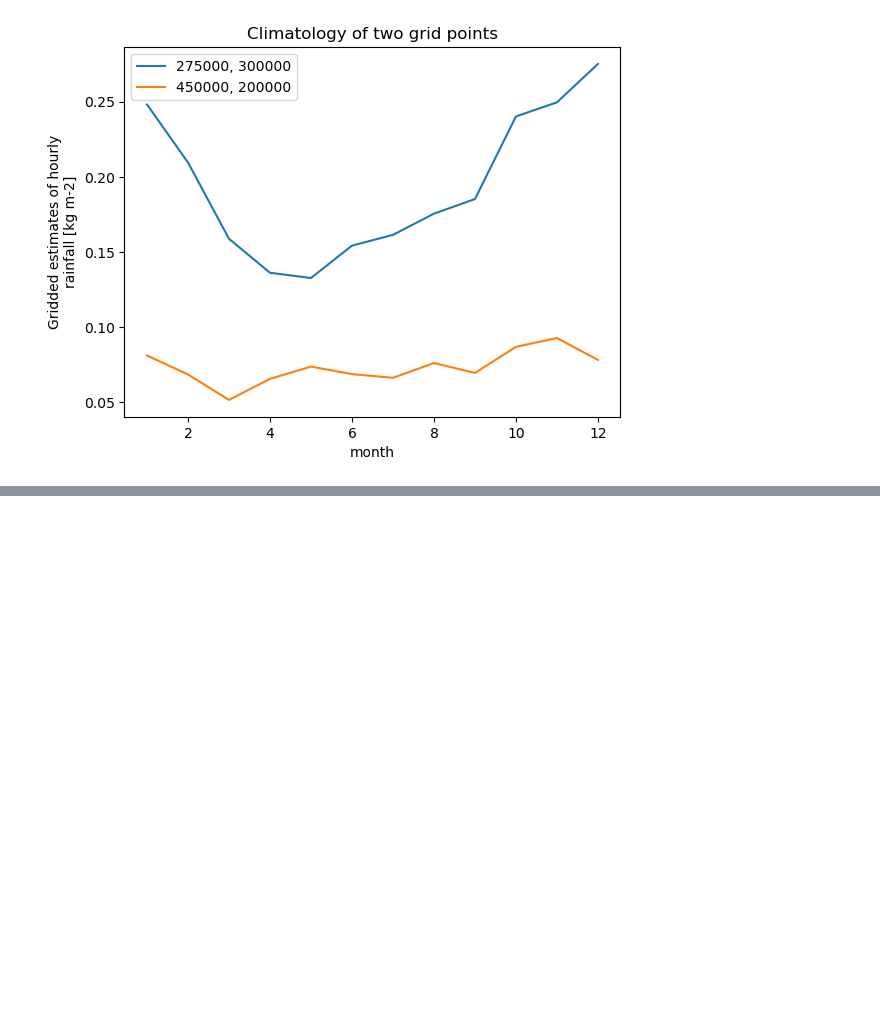
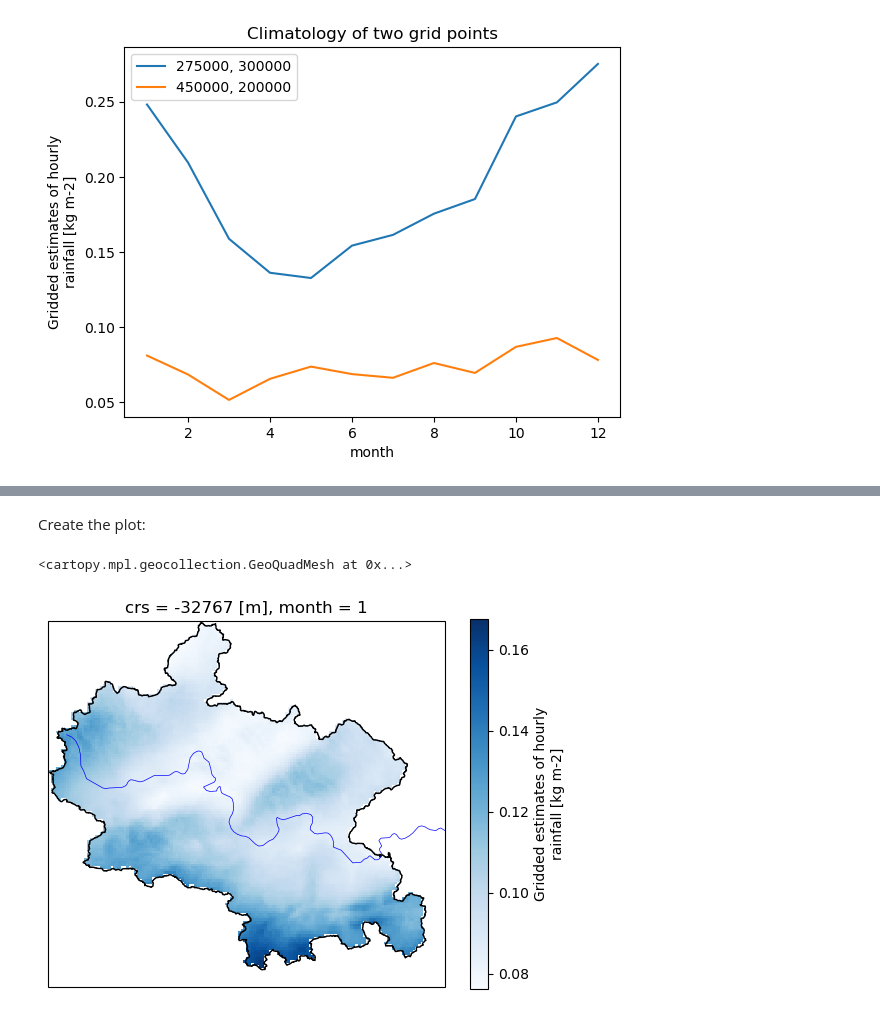
Before and after one commit to NERC-CEH/dri_gridded_data, a Jupyter notebook: notebooks/Example 1.ipynb, the cells around one changed output, grey strips where cells are left out. Drawn from its saved outputs; the diff is of its cells as text; code cells hidden in the pictures; blank space fills up the shorter version.

```diff
--- a/notebooks/Example 1.ipynb
+++ b/notebooks/Example 1.ipynb
@@ -393,0 +503,13 @@ Text(0.5, 1.0, 'Climatology of two grid points')
+# %%
+cat39001 = sfile.where(sfile['ID_STRING']=='39001').dropna()
+# %% [markdown]
+Create the plot:
+# %%
+gbax = plt.axes(projection=cp.crs.OSGB()) # create the (geo) axes for the plot
+cat39001.plot(ax=gbax, facecolor='None', edgecolor='black', zorder=1) # plot the catchment shapefile, transparently (facecolor='None') and on top of the data (zorder=1)
+rivers = cp.feature.NaturalEarthFeature('physical', 'rivers_lake_centerlines', '10m', edgecolor='blue', facecolor='none', lw=0.5) # add in the river thames from a public data source (Natural Earth)
+gbax.add_feature(rivers)
+climo39001_jan.plot(ax=gbax, cmap='Blues', zorder=0) # add the data we extracted earlier to the plot
+# %% [output]
+<cartopy.mpl.geocollection.GeoQuadMesh at 0x...>
+[figure, added]
```
Also changed, not shown: parts of 35 cells of this notebook, 6 other files.
